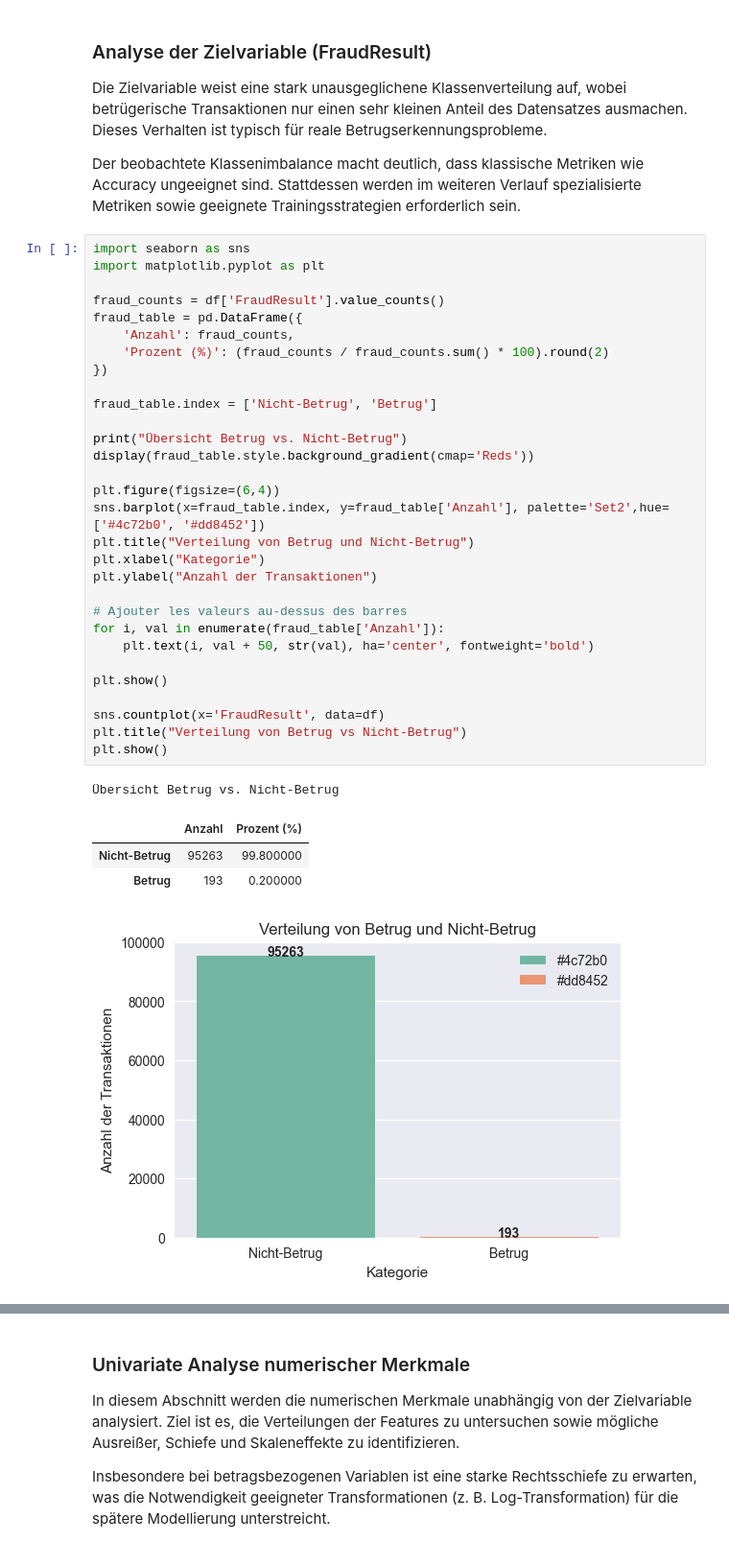
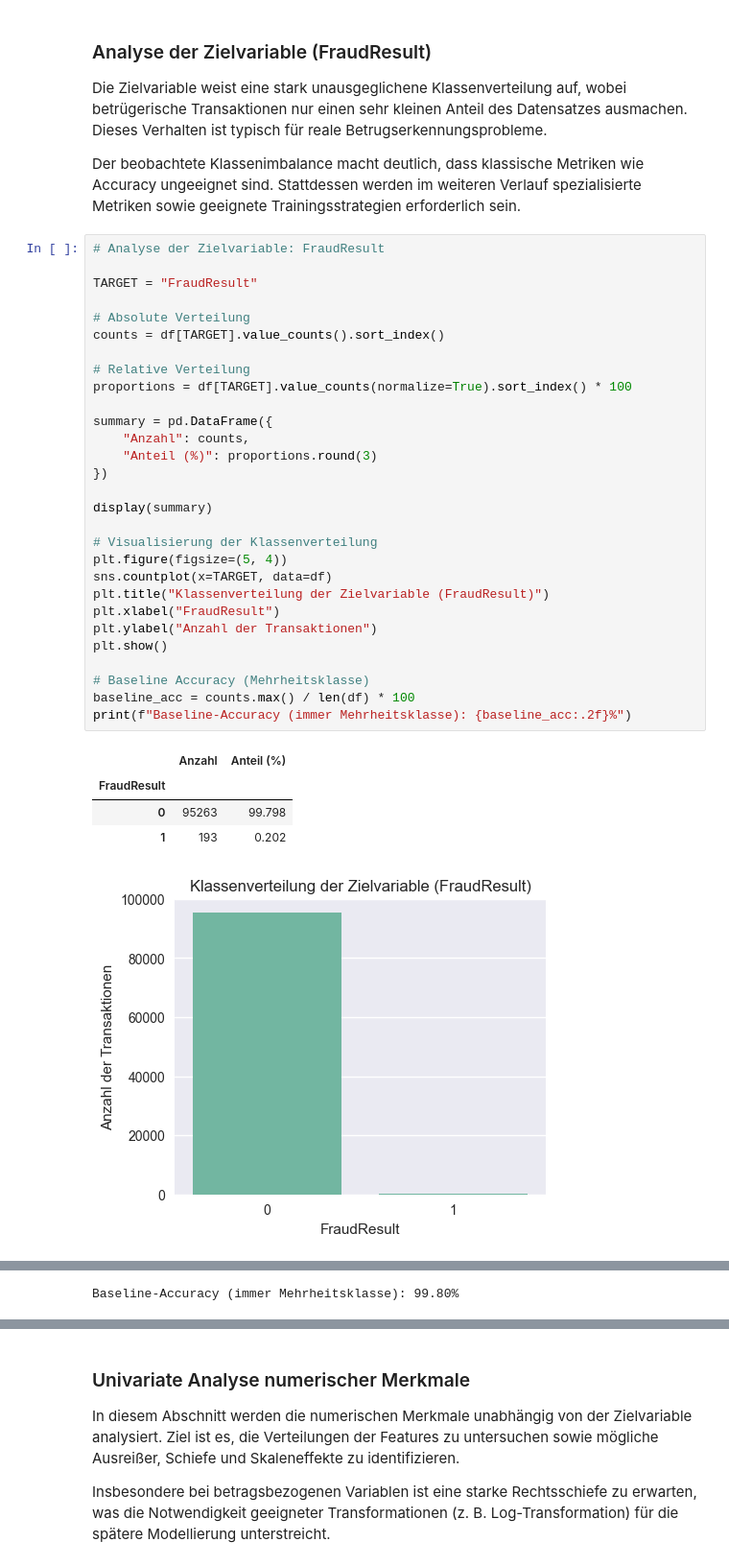
Before and after one commit to dorypat/KI-Fraud-Detection, a Jupyter notebook: notebooks/03_eda.ipynb, the cells around one changed output, grey strips where cells are left out. Shown at 96% size. Drawn from its saved outputs; the diff is of its cells as text.

```diff
--- a/notebooks/03_eda.ipynb
+++ b/notebooks/03_eda.ipynb
@@ -35,38 +212,37 @@ Die Zielvariable weist eine stark unausgeglichene Klassenverteilung auf, wobei b
 
 Der beobachtete Klassenimbalance macht deutlich, dass klassische Metriken wie Accuracy ungeeignet sind. Stattdessen werden im weiteren Verlauf spezialisierte Metriken sowie geeignete Trainingsstrategien erforderlich sein.
 # %%
-import seaborn as sns
-import matplotlib.pyplot as plt
+# Analyse der Zielvariable: FraudResult
 
-fraud_counts = df['FraudResult'].value_counts()
-fraud_table = pd.DataFrame({
-    'Anzahl': fraud_counts,
-    'Prozent (%)': (fraud_counts / fraud_counts.sum() * 100).round(2)
+TARGET = "FraudResult"
+
+# Absolute Verteilung
+counts = df[TARGET].value_counts().sort_index()
+
+# Relative Verteilung
+proportions = df[TARGET].value_counts(normalize=True).sort_index() * 100
+
+summary = pd.DataFrame({
+    "Anzahl": counts,
+    "Anteil (%)": proportions.round(3)
 })
 
-fraud_table.index = ['Nicht-Betrug', 'Betrug']
+display(summary)
 
-print("Übersicht Betrug vs. Nicht-Betrug")
-display(fraud_table.style.background_gradient(cmap='Reds'))
-
-plt.figure(figsize=(6,4))
-sns.barplot(x=fraud_table.index, y=fraud_table['Anzahl'], palette='Set2',hue=['#4c72b0', '#dd8452'])
-plt.title("Verteilung von Betrug und Nicht-Betrug")
-plt.xlabel("Kategorie")
+# Visualisierung der Klassenverteilung
+plt.figure(figsize=(5, 4))
+sns.countplot(x=TARGET, data=df)
+plt.title("Klassenverteilung der Zielvariable (FraudResult)")
+plt.xlabel("FraudResult")
 plt.ylabel("Anzahl der Transaktionen")
-
-# Ajouter les valeurs au-dessus des barres
-for i, val in enumerate(fraud_table['Anzahl']):
-    plt.text(i, val + 50, str(val), ha='center', fontweight='bold')
-
 plt.show()
 
-sns.countplot(x='FraudResult', data=df)
-plt.title("Verteilung von Betrug vs Nicht-Betrug")
-plt.show()
+# Baseline Accuracy (Mehrheitsklasse)
+baseline_acc = counts.max() / len(df) * 100
+print(f"Baseline-Accuracy (immer Mehrheitsklasse): {baseline_acc:.2f}%")
 # %% [output]
-Übersicht Betrug vs. Nicht-Betrug
-|  | Anzahl | Prozent (%) |
-| Nicht-Betrug | 95263 | 99.800000 |
-| Betrug | 193 | 0.200000 |
+|  | Anzahl | Anteil (%) |
+| FraudResult |  |  |
+| 0 | 95263 | 99.798 |
+| 1 | 193 | 0.202 |
-[figure, old version]
+[figure, new version]
@@ -73,0 +249 @@ plt.show()
+Baseline-Accuracy (immer Mehrheitsklasse): 99.80%
```
Also changed, not shown: parts of 30 cells of this notebook.
